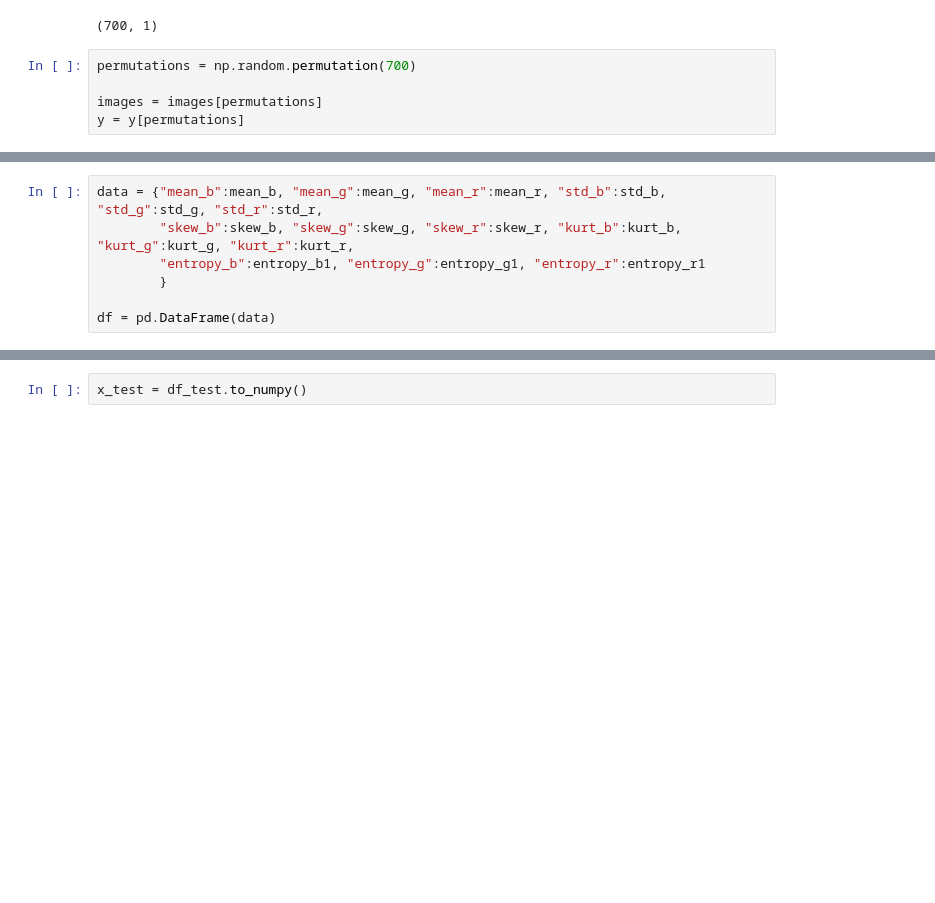
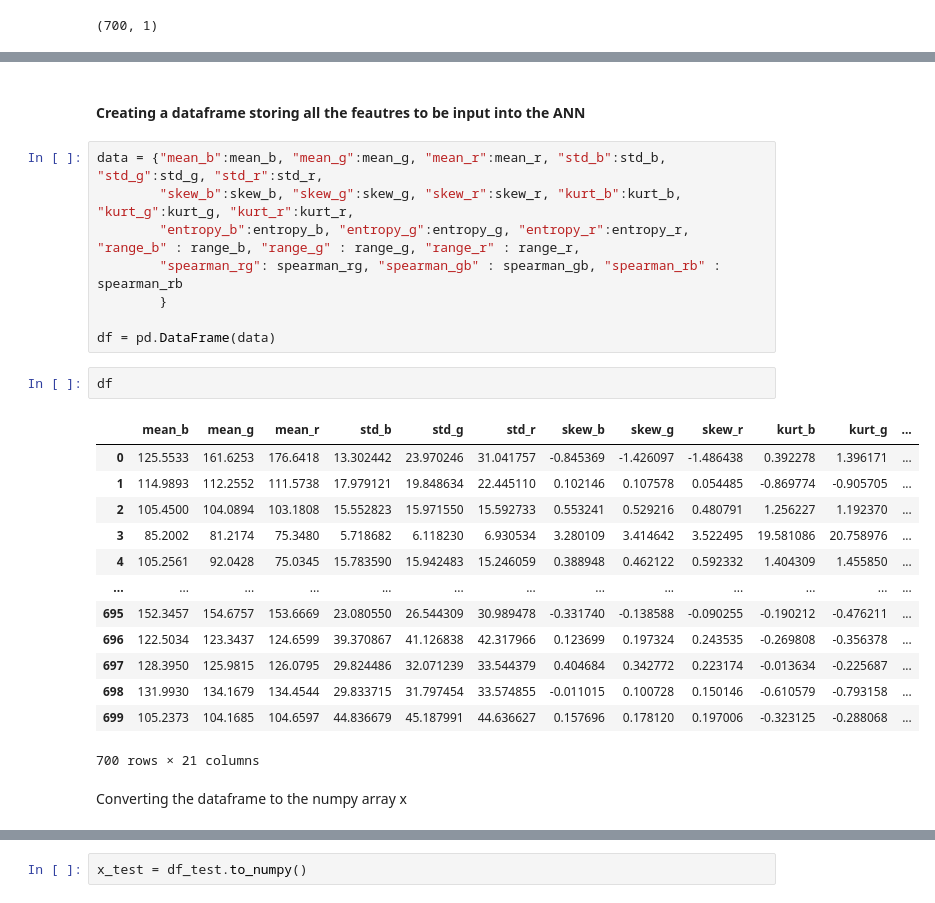
Before and after one commit to Arush0113/CE784, a Jupyter notebook: Arush_190181_Assignment1_CE784.ipynb, the cells around one changed output, grey strips where cells are left out. Cells and saved outputs as stored; diff of their text form; blank space fills up the shorter version.

```diff
--- a/Arush_190181_Assignment1_CE784.ipynb
+++ b/Arush_190181_Assignment1_CE784.ipynb
@@ -103,8 +124,3 @@ y = np.concatenate((y_nr, y_r), axis = 0)
 y.shape
 # %% [output]
 (700, 1)
-# %%
-permutations = np.random.permutation(700)
-
-images = images[permutations]
-y = y[permutations]
@@ -224,10 +177,31 @@ mean_b.shape
+# %% [markdown]
+#### Creating a dataframe storing all the feautres to be input into the ANN
 # %%
 data = {"mean_b":mean_b, "mean_g":mean_g, "mean_r":mean_r, "std_b":std_b, "std_g":std_g, "std_r":std_r,
         "skew_b":skew_b, "skew_g":skew_g, "skew_r":skew_r, "kurt_b":kurt_b, "kurt_g":kurt_g, "kurt_r":kurt_r,
-        "entropy_b":entropy_b1, "entropy_g":entropy_g1, "entropy_r":entropy_r1
+        "entropy_b":entropy_b, "entropy_g":entropy_g, "entropy_r":entropy_r, "range_b" : range_b, "range_g" : range_g, "range_r" : range_r,
+        "spearman_rg": spearman_rg, "spearman_gb" : spearman_gb, "spearman_rb" : spearman_rb
         }
 
 df = pd.DataFrame(data)
+# %%
+df
+# %% [output]
+|  | mean_b | mean_g | mean_r | std_b | std_g | std_r | skew_b | skew_g | skew_r | kurt_b | kurt_g | ... |
+| 0 | 125.5533 | 161.6253 | 176.6418 | 13.302442 | 23.970246 | 31.041757 | -0.845369 | -1.426097 | -1.486438 | 0.392278 | 1.396171 | ... |
+| 1 | 114.9893 | 112.2552 | 111.5738 | 17.979121 | 19.848634 | 22.445110 | 0.102146 | 0.107578 | 0.054485 | -0.869774 | -0.905705 | ... |
+| 2 | 105.4500 | 104.0894 | 103.1808 | 15.552823 | 15.971550 | 15.592733 | 0.553241 | 0.529216 | 0.480791 | 1.256227 | 1.192370 | ... |
+| 3 | 85.2002 | 81.2174 | 75.3480 | 5.718682 | 6.118230 | 6.930534 | 3.280109 | 3.414642 | 3.522495 | 19.581086 | 20.758976 | ... |
+| 4 | 105.2561 | 92.0428 | 75.0345 | 15.783590 | 15.942483 | 15.246059 | 0.388948 | 0.462122 | 0.592332 | 1.404309 | 1.455850 | ... |
+| ... | ... | ... | ... | ... | ... | ... | ... | ... | ... | ... | ... | ... |
+| 695 | 152.3457 | 154.6757 | 153.6669 | 23.080550 | 26.544309 | 30.989478 | -0.331740 | -0.138588 | -0.090255 | -0.190212 | -0.476211 | ... |
+| 696 | 122.5034 | 123.3437 | 124.6599 | 39.370867 | 41.126838 | 42.317966 | 0.123699 | 0.197324 | 0.243535 | -0.269808 | -0.356378 | ... |
+| 697 | 128.3950 | 125.9815 | 126.0795 | 29.824486 | 32.071239 | 33.544379 | 0.404684 | 0.342772 | 0.223174 | -0.013634 | -0.225687 | ... |
+| 698 | 131.9930 | 134.1679 | 134.4544 | 29.833715 | 31.797454 | 33.574855 | -0.011015 | 0.100728 | 0.150146 | -0.610579 | -0.793158 | ... |
+| 699 | 105.2373 | 104.1685 | 104.6597 | 44.836679 | 45.187991 | 44.636627 | 0.157696 | 0.178120 | 0.197006 | -0.323125 | -0.288068 | ... |
+700 rows × 21 columns
+# %% [markdown]
+Converting the dataframe to the numpy array x
 # %%
 x = df.to_numpy()
 x.shape
```
Also changed, not shown: parts of 44 cells of this notebook.
